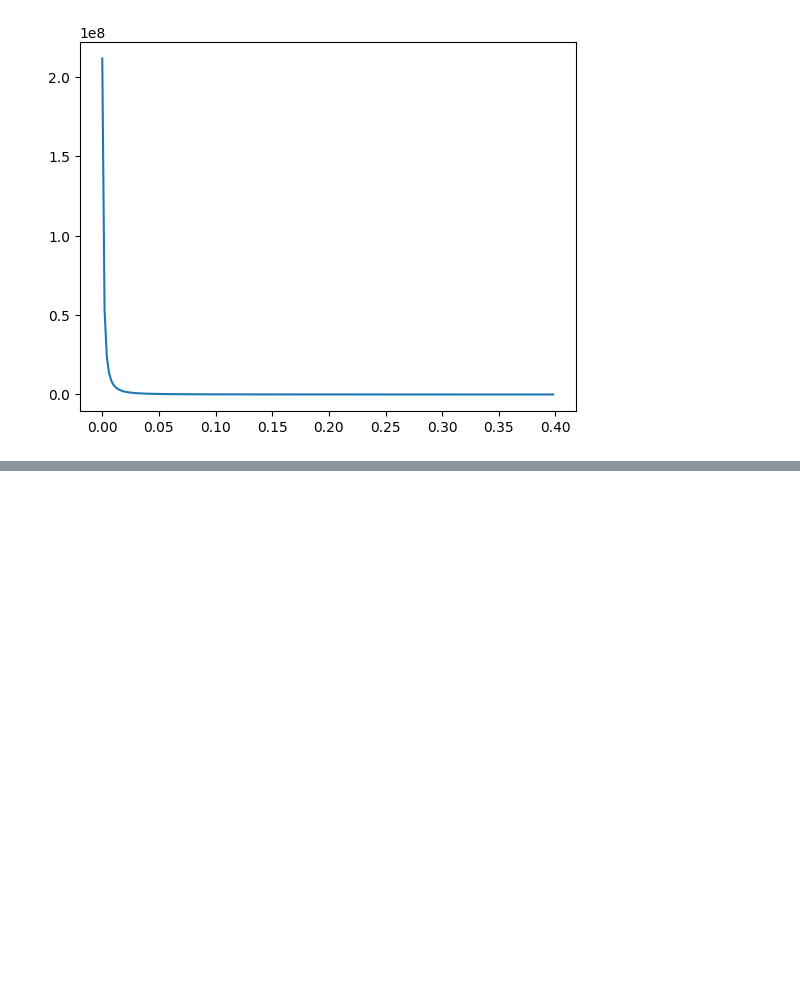
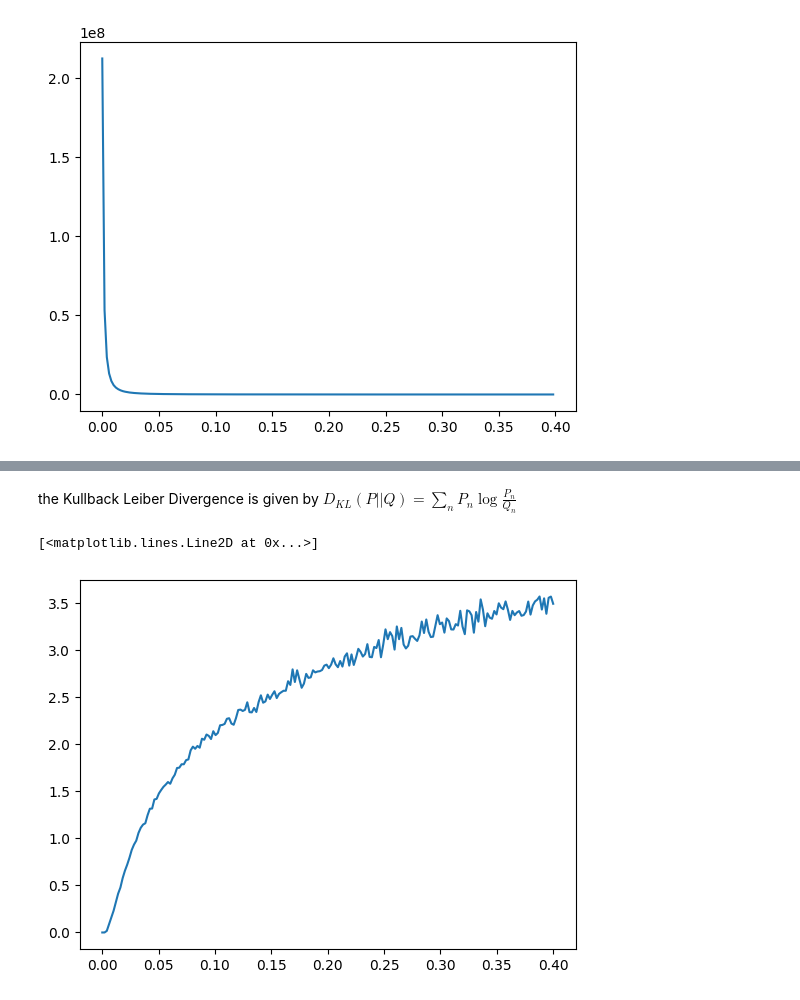
Before and after one commit to seafontes/listas, a Jupyter notebook: stochastic_mechanics/asymmetry.ipynb, the cells around one changed output, grey strips where cells are left out. Saved outputs shown, nothing was run; the diff lists cells and outputs as text; code cells hidden in the pictures; blank space fills up the shorter version.

```diff
--- a/stochastic_mechanics/asymmetry.ipynb
+++ b/stochastic_mechanics/asymmetry.ipynb
@@ -189,0 +187,9 @@ ani  # <-- displays the animation in notebooks
+# %% [markdown]
+the Kullback Leiber Divergence is given by $D_{KL}(P||Q)=\sum_{n}P_n\log\frac{P_n}{Q_n}$
+# %%
+def kullback(p, q):
+    sum = 0
+    for i in range(len(p)):
+        if (p[i]!=0):
+            sum += p[i]*np.log(p[i]/q[i])
+    return sum
@@ -189,0 +199,11 @@ ani  # <-- displays the animation in notebooks
+# %%
+DKL_array = []
+
+for i in range(len(hist_array_norm)):
+
+    DKL_array.append(kullback(hist_array_norm[0], hist_array_norm[i]))
+
+plt.plot(sigmas, DKL_array)
+# %% [output]
+[<matplotlib.lines.Line2D at 0x...>]
+[figure, added]
```
Also changed, not shown: parts of 8 cells of this notebook.
